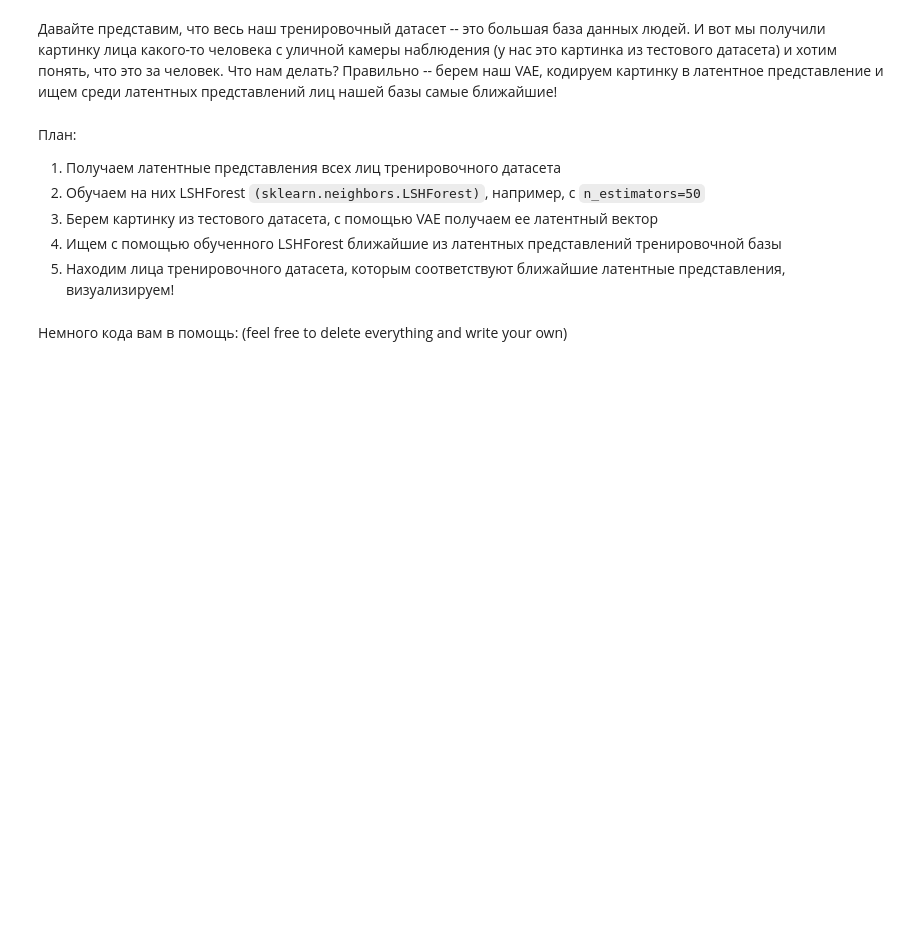
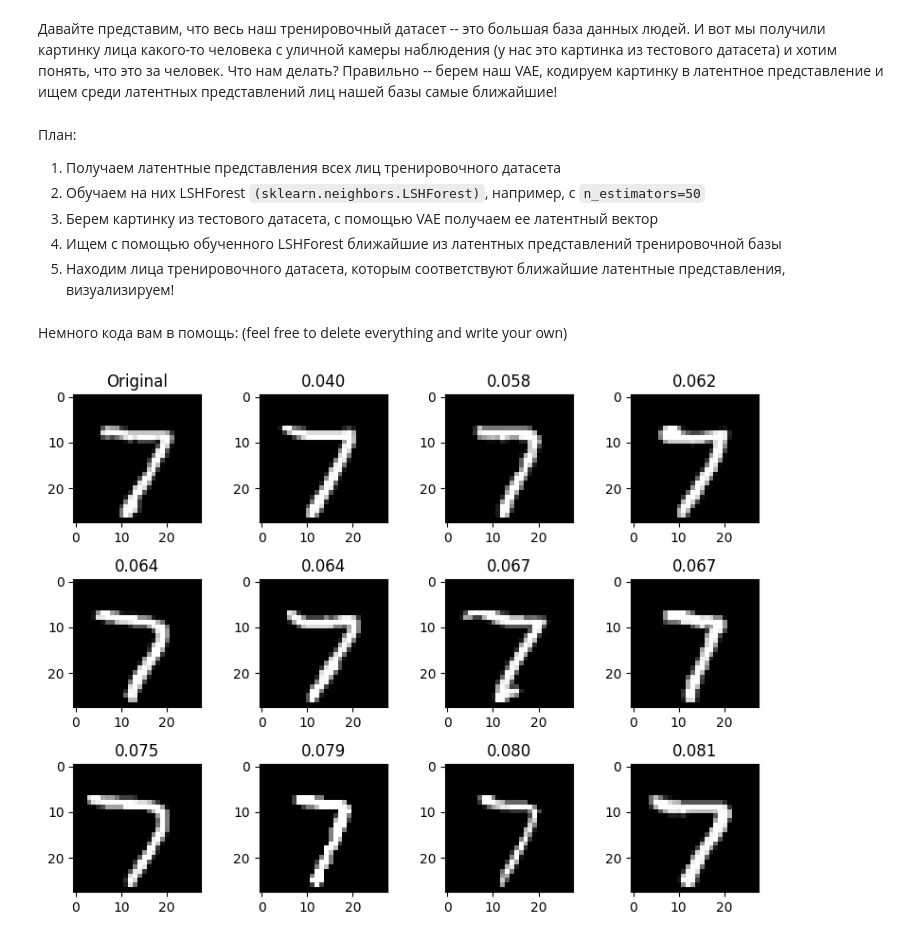
Before and after one commit to blckvia/DeepLearningSchool, a Jupyter notebook: week_10_AE_VAE/Homework/hw_7_autoencoders.ipynb, the cells around one changed output. Saved outputs shown, nothing was run; the diff lists cells and outputs as text; code cells hidden in the pictures; blank space fills up the shorter version.

```diff
--- a/week_10_AE_VAE/Homework/hw_7_autoencoders.ipynb
+++ b/week_10_AE_VAE/Homework/hw_7_autoencoders.ipynb
@@ -836,31 +944,36 @@ codes = <поучите латентные представления карти
 # %%
 # обучаем LSHForest
-from sklearn.neighbors import LSHForest
-lshf = LSHForest(n_estimators=50).fit(codes)
+from sklearn.neighbors import NearestNeighbors
+nn_index = NearestNeighbors(n_neighbors=5, metric='cosine').fit(codes)
 # %%
 def get_similar(image, n_neighbors=5):
   # функция, которая берет тестовый image и с помощью метода kneighbours у LSHForest ищет ближайшие векторы
   # прогоняет векторы через декодер и получает картинки ближайших людей
 
-  code = <получение латентного представления image>
+  with torch.no_grad():
+    mu, logsigma, reconstruction = autoencoder(image.to(device))
+    code = mu.cpu().numpy()
 
-  (distances,),(idx,) = lshf.kneighbors(code, n_neighbors=n_neighbors)
-
-  return distances, X_train[idx]
+  (distances,),(idx,) = nn_index.kneighbors(code, n_neighbors=n_neighbors)
+  return distances, train_images[idx]
 # %%
 def show_similar(image):
 
-  # функция, которая принимает тестовый image, ищет ближайшие к нему и визуализирует результат
+    distances, neighbors = get_similar(image, n_neighbors=11)
 
-    distances,neighbors = get_similar(image,n_neighbors=11)
+    plt.figure(figsize=(8,6))
 
-    plt.figure(figsize=[8,6])
     plt.subplot(3,4,1)
-    plt.imshow(image.cpu().numpy().transpose([1,2,0]))
-    plt.title("Original image")
+    plt.imshow(image[0][0].cpu(), cmap='gray')
+    plt.title("Original")
 
     for i in range(11):
         plt.subplot(3,4,i+2)
-        plt.imshow(neighbors[i].cpu().numpy().transpose([1,2,0]))
-        plt.title("Dist=%.3f"%distances[i])
+        plt.imshow(
+            neighbors[i][0].cpu(),
+            cmap='gray'
+        )
+        plt.title(f"{distances[i]:.3f}")
+
+    plt.tight_layout()
     plt.show()
@@ -868,0 +980,5 @@ def show_similar(image):
+# %%
+image = X_batch[0][0]
+show_similar(image.unsqueeze(0))
+# %% [output]
+[figure, added]
```
Also changed, not shown: parts of 19 cells of this notebook.
